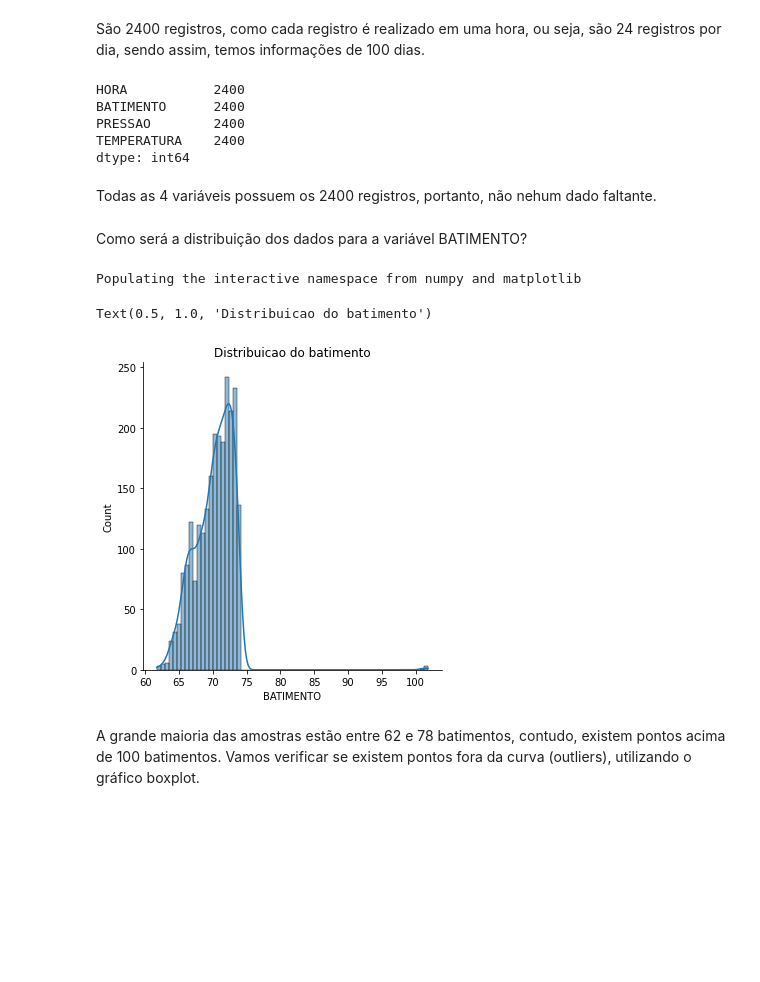
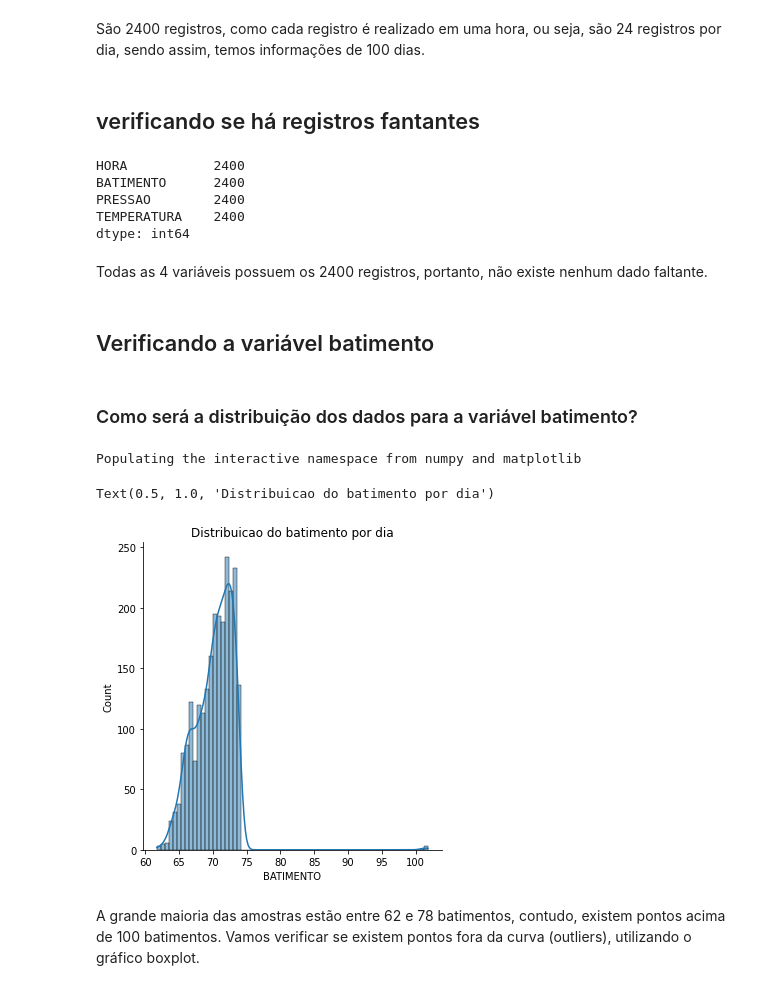
Before and after one commit to vsvasconcelos/residencia, a Jupyter notebook: aula13.ipynb, the cells around one changed output. Cells and saved outputs as stored; diff of their text form; code cells hidden in the pictures; blank space fills up the shorter version.

```diff
--- a/aula13.ipynb
+++ b/aula13.ipynb
@@ -111,6 +145,8 @@ len(dadosRawDFIndexDia)
 2400
 # %% [markdown]
 São 2400 registros, como cada registro é realizado em uma hora, ou seja, são 24 registros por dia, sendo assim, temos informações de 100 dias.
+# %% [markdown]
+## verificando se há registros fantantes
 # %%
 # Verificando se há algum dado fantante.
 dadosRawDFIndexDia.count()
@@ -121,21 +157,23 @@ PRESSAO        2400
 TEMPERATURA    2400
 dtype: int64
 # %% [markdown]
-Todas as 4 variáveis possuem os 2400 registros, portanto, não nehum dado faltante.
+Todas as 4 variáveis possuem os 2400 registros, portanto, não existe nenhum dado faltante.
+# %% [markdown]
+## Verificando a variável batimento
 # %% [markdown]
-Como será a distribuição dos dados para a variável BATIMENTO?
+### Como será a distribuição dos dados para a variável batimento?
 # %%
 # Carregando bibliotecas
 %pylab inline
 import matplotlib.pyplot as plt
 import seaborn as sns
 # Imprimindo o gráfico
 sns.displot(dadosRawDFIndexDia.BATIMENTO, kde=True)
-plt.title('Distribuicao do batimento')
+plt.title('Distribuicao do batimento por dia')
 # %% [output]
 Populating the interactive namespace from numpy and matplotlib
-Text(0.5, 1.0, 'Distribuicao do batimento')
+Text(0.5, 1.0, 'Distribuicao do batimento por dia')
-[figure, old version]
+[figure, new version]
 # %% [markdown]
 A grande maioria das amostras estão entre 62 e 78 batimentos, contudo, existem pontos acima de 100 batimentos.
 Vamos verificar se existem pontos fora da curva (outliers), utilizando o gráfico boxplot.
```
Also changed, not shown: parts of 83 cells of this notebook.
